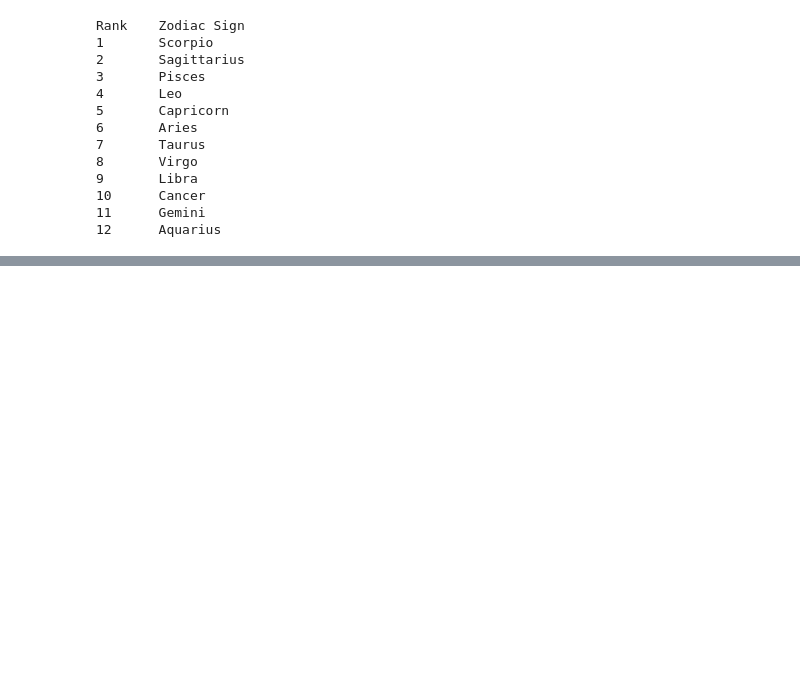
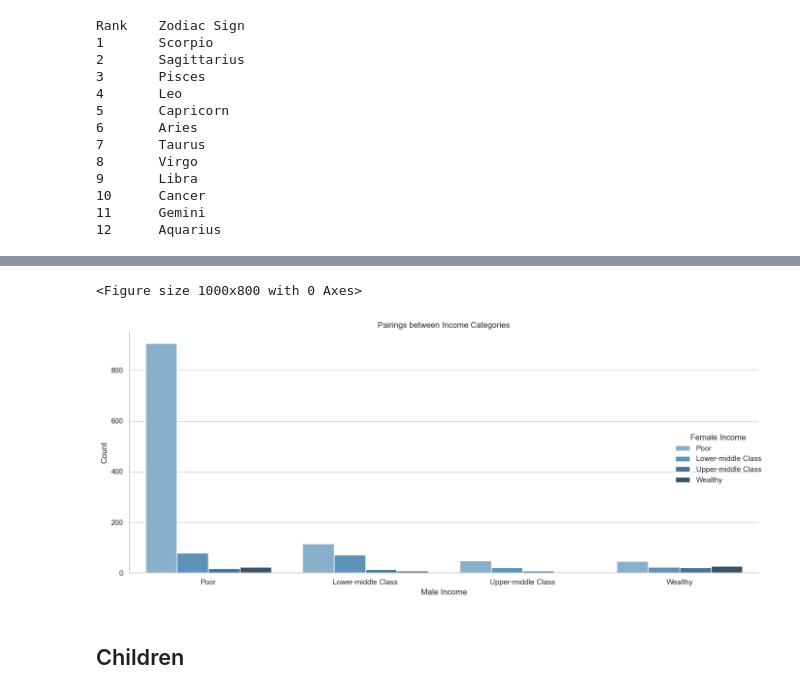
Before and after one commit to themacdrea/Javascript, a Jupyter notebook: Divorce_Analisys.ipynb, the cells around one changed output, grey strips where cells are left out. Saved outputs shown, nothing was run; the diff lists cells and outputs as text; code cells hidden in the pictures; blank space fills up the shorter version.

Commit message:
Add files via upload
more visualizations

```diff
--- a/Divorce_Analisys.ipynb
+++ b/Divorce_Analisys.ipynb
@@ -1216,0 +1121,25 @@ plt.show()
+# %%
+# Set the figure size and style
+plt.figure(figsize=(10, 8))
+sns.set(style="whitegrid")
+
+# Create a categorical plot
+pairing_counts = pairing_counts.rename(columns={'Income Category_y': 'Female Income'})
+sns.catplot(data=pairing_counts, x='Income Category_x', y='Count', hue='Female Income',
+            kind='bar', palette='Blues_d', height=6, aspect=2)
+
+# Set the labels and title
+plt.xlabel('Male Income')
+plt.ylabel('Count')
+plt.title('Pairings between Income Categories')
+
+
+
+# Display the plot
+plt.tight_layout()
+plt.show()
+# %% [output]
+<Figure size 1000x800 with 0 Axes>
+[figure, added]
+# %% [markdown]
+## Children
```
Also changed, not shown: parts of 46 cells of this notebook.
